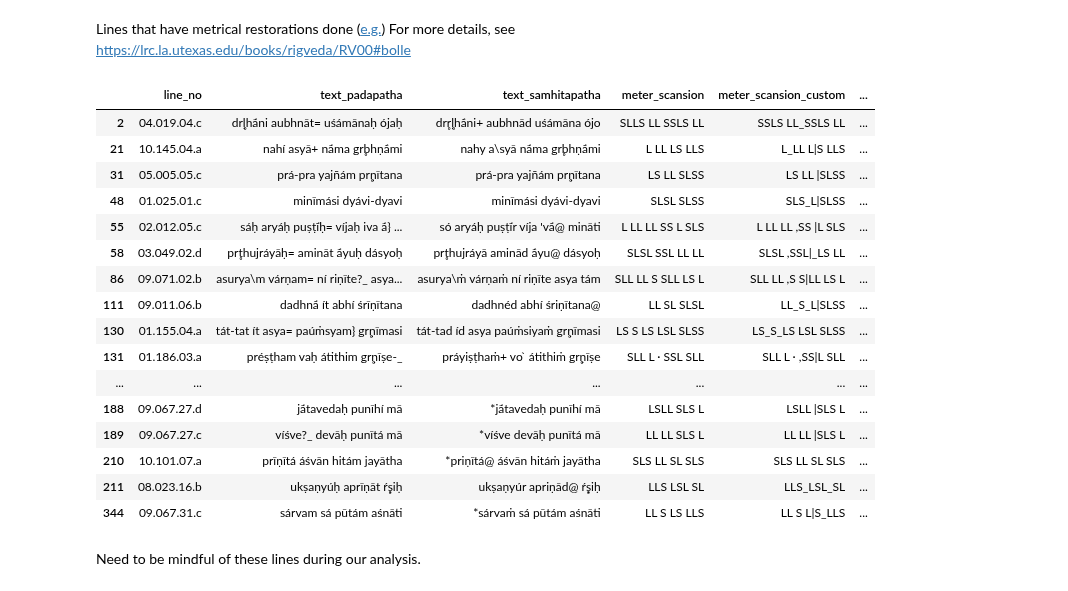
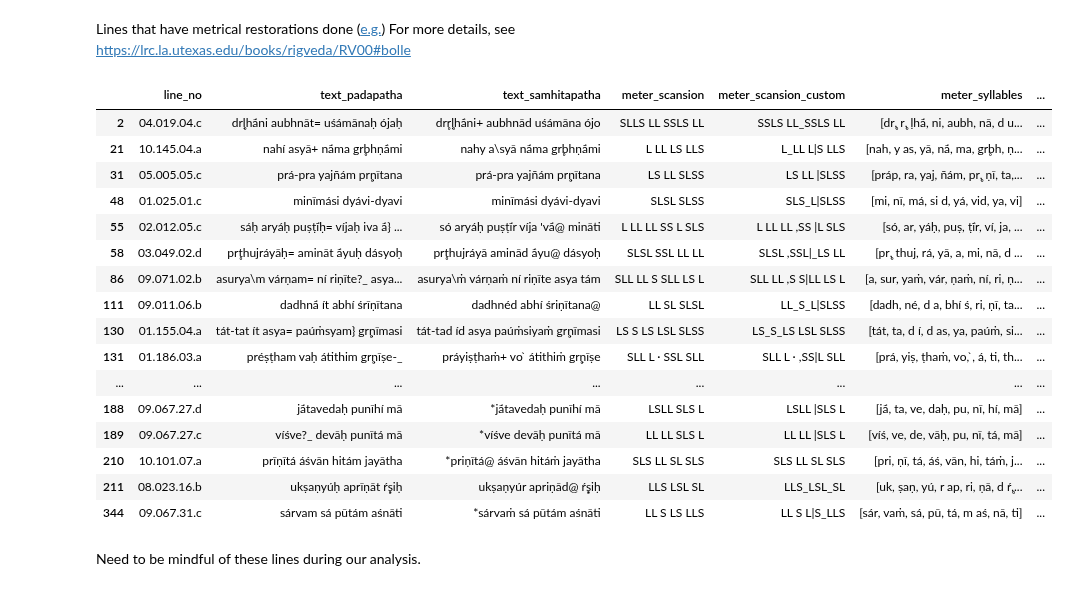
Before and after one commit to anupdhml/sanskrit_ninth_class_meter, a Jupyter notebook: meter.ipynb, the cells around one changed output. Saved outputs shown, nothing was run; the diff lists cells and outputs as text; code cells hidden in the pictures.

```diff
--- a/meter.ipynb
+++ b/meter.ipynb
@@ -48,6 +48,7 @@ def add_meter_analysis(line):
     # TODO rename this as the default meter scansion
     line["meter_scansion_custom"] = analysis["scansion"]
     line["meter_has_restorations"] = analysis["has_restorations"]
+    line["meter_caesura_position"] = analysis["caesura_position"]
     line["meter_syllables_count"] = analysis["no_of_syllables"]
     line["meter_syllables"] = analysis["syllables"]
     line["meter_scansions_match"] = \
@@ -84,6 +85,15 @@ df_rv_lines_filtered_annotated.head()
 # %% [markdown]
 ### Checking our scansion yields same final result as vedaweb
 # %%
-df_rv_lines_filtered_annotated[["line_no", "text_padapatha", "text_samhitapatha", "meter_scansion", "meter_scansion_custom", "meter_has_restorations", "stanza_meter", "meter_syllables_count", "meter_scansions_match"]] \
-  .query('meter_scansions_match == False')
+COLUMNS_SELECTED = [
+    "line_no", "text_padapatha", "text_samhitapatha",
+    "meter_scansion", "meter_scansion_custom",
+    "meter_syllables", "meter_syllables_count",
+    "stanza_meter",
+    "meter_caesura_position",
+    "meter_has_restorations", "meter_scansions_match"
+]
+
+df_rv_lines_filtered_annotated[COLUMNS_SELECTED] \
+    .query('meter_scansions_match == False')
 # %% [output]
@@ -101,25 +111,25 @@ These reasons for differences here can be safely ignored:
 # %% [markdown]
 Lines that have metrical restorations done ([e.g.](https://vedaweb.uni-koeln.de/rigveda/view/id/9.11.6)) For more details, see https://lrc.la.utexas.edu/books/rigveda/RV00#bolle
 # %%
-df_rv_lines_filtered_annotated[["line_no", "text_padapatha", "text_samhitapatha", "meter_scansion", "meter_scansion_custom", "meter_has_restorations", "stanza_meter", "meter_syllables_count", "meter_scansions_match"]] \
-  .query('meter_has_restorations == True')
+df_rv_lines_filtered_annotated[COLUMNS_SELECTED] \
+    .query('meter_has_restorations == True')
 # %% [output]
-|  | line_no | text_padapatha | text_samhitapatha | meter_scansion | meter_scansion_custom | ... |
-| 2 | 04.019.04.c | dr̥ḷhā́ni aubhnāt= uśámānaḥ ójaḥ | dr̥r̥ḷhā́ni+ aubhnād uśámāna ójo | SLLS LL SSLS LL | SSLS LL_SSLS LL | ... |
-| 21 | 10.145.04.a | nahí asyā+ nā́ma gr̥bhṇā́mi | nahy a\syā nā́ma gr̥bhṇā́mi | L LL LS LLS | L_LL L|S LLS | ... |
-| 31 | 05.005.05.c | prá-pra yajñám pr̥ṇītana | prá-pra yajñám pr̥ṇītana | LS LL SLSS | LS LL |SLSS | ... |
-| 48 | 01.025.01.c | minīmási dyávi-dyavi | minīmási dyávi-dyavi | SLSL SLSS | SLS_L|SLSS | ... |
-| 55 | 02.012.05.c | sáḥ aryáḥ puṣṭī́ḥ= víjaḥ iva ā́} ... | só aryáḥ puṣṭī́r víja 'vā́@ mināti | L LL LL SS L SLS | L LL LL ,SS |L SLS | ... |
-| 58 | 03.049.02.d | pr̥thujráyāḥ= amināt ā́yuḥ dásyoḥ | pr̥thujráyā aminād ā́yu@ dásyoḥ | SLSL SSL LL LL | SLSL ,SSL|_LS LL | ... |
-| 86 | 09.071.02.b | asurya\m várṇam= ní riṇīte?_ asya... | asurya\ṁ várṇaṁ ní riṇīte asya tám | SLL LL S SLL LS L | SLL LL ,S S|LL LS L | ... |
-| 111 | 09.011.06.b | dadhnā́ ít abhí śrīṇītana | dadhnéd abhí śriṇītana@ | LL SL SLSL | LL_S_L|SLSS | ... |
-| 130 | 01.155.04.a | tát-tat ít asya= paúṁsyam} gr̥ṇīmasi | tát-tad íd asya paúṁsiyaṁ gr̥ṇīmasi | LS S LS LSL SLSS | LS_S_LS LSL SLSS | ... |
-| 131 | 01.186.03.a | préṣṭham vaḥ átithim gr̥ṇīṣe-_ | práyiṣṭhaṁ+ vo ̀ átithiṁ gr̥ṇīṣe | SLL L · SSL SLL | SLL L · ,SS|L SLL | ... |
-| ... | ... | ... | ... | ... | ... | ... |
-| 188 | 09.067.27.d | jā́tavedaḥ punīhí mā | *jā́tavedaḥ punīhí mā | LSLL SLS L | LSLL |SLS L | ... |
-| 189 | 09.067.27.c | víśve?_ devāḥ punītá mā | *víśve devāḥ punītá mā | LL LL SLS L | LL LL |SLS L | ... |
-| 210 | 10.101.07.a | prīṇītá áśvān hitám jayātha | *priṇītá@ áśvān hitáṁ jayātha | SLS LL SL SLS | SLS LL SL SLS | ... |
-| 211 | 08.023.16.b | ukṣaṇyúḥ aprīṇāt ŕ̥ṣiḥ | ukṣaṇyúr apriṇād@ ŕ̥ṣiḥ | LLS LSL SL | LLS_LSL_SL | ... |
-| 344 | 09.067.31.c | sárvam sá pūtám aśnāti | *sárvaṁ sá pūtám aśnāti | LL S LS LLS | LL S L|S_LLS | ... |
+|  | line_no | text_padapatha | text_samhitapatha | meter_scansion | meter_scansion_custom | meter_syllables | ... |
+| 2 | 04.019.04.c | dr̥ḷhā́ni aubhnāt= uśámānaḥ ójaḥ | dr̥r̥ḷhā́ni+ aubhnād uśámāna ójo | SLLS LL SSLS LL | SSLS LL_SSLS LL | [dr̥, r̥, ḷhā́, ni, aubh, nā, d u... | ... |
+| 21 | 10.145.04.a | nahí asyā+ nā́ma gr̥bhṇā́mi | nahy a\syā nā́ma gr̥bhṇā́mi | L LL LS LLS | L_LL L|S LLS | [nah, y as, yā, nā́, ma, gr̥bh, ṇ... | ... |
+| 31 | 05.005.05.c | prá-pra yajñám pr̥ṇītana | prá-pra yajñám pr̥ṇītana | LS LL SLSS | LS LL |SLSS | [práp, ra, yaj, ñám, pr̥, ṇī, ta,... | ... |
+| 48 | 01.025.01.c | minīmási dyávi-dyavi | minīmási dyávi-dyavi | SLSL SLSS | SLS_L|SLSS | [mi, nī, má, si d, yá, vid, ya, vi] | ... |
+| 55 | 02.012.05.c | sáḥ aryáḥ puṣṭī́ḥ= víjaḥ iva ā́} ... | só aryáḥ puṣṭī́r víja 'vā́@ mināti | L LL LL SS L SLS | L LL LL ,SS |L SLS | [só, ar, yáḥ, puṣ, ṭī́r, ví, ja, ... | ... |
+| 58 | 03.049.02.d | pr̥thujráyāḥ= amināt ā́yuḥ dásyoḥ | pr̥thujráyā aminād ā́yu@ dásyoḥ | SLSL SSL LL LL | SLSL ,SSL|_LS LL | [pr̥, thuj, rá, yā, a, mi, nā, d ... | ... |
+| 86 | 09.071.02.b | asurya\m várṇam= ní riṇīte?_ asya... | asurya\ṁ várṇaṁ ní riṇīte asya tám | SLL LL S SLL LS L | SLL LL ,S S|LL LS L | [a, sur, yaṁ, vár, ṇaṁ, ní, ri, ṇ... | ... |
+| 111 | 09.011.06.b | dadhnā́ ít abhí śrīṇītana | dadhnéd abhí śriṇītana@ | LL SL SLSL | LL_S_L|SLSS | [dadh, né, d a, bhí ś, ri, ṇī, ta... | ... |
+| 130 | 01.155.04.a | tát-tat ít asya= paúṁsyam} gr̥ṇīmasi | tát-tad íd asya paúṁsiyaṁ gr̥ṇīmasi | LS S LS LSL SLSS | LS_S_LS LSL SLSS | [tát, ta, d í, d as, ya, paúṁ, si... | ... |
+| 131 | 01.186.03.a | préṣṭham vaḥ átithim gr̥ṇīṣe-_ | práyiṣṭhaṁ+ vo ̀ átithiṁ gr̥ṇīṣe | SLL L · SSL SLL | SLL L · ,SS|L SLL | [prá, yiṣ, ṭhaṁ, vo, ̀, á, ti, th... | ... |
+| ... | ... | ... | ... | ... | ... | ... | ... |
+| 188 | 09.067.27.d | jā́tavedaḥ punīhí mā | *jā́tavedaḥ punīhí mā | LSLL SLS L | LSLL |SLS L | [jā́, ta, ve, daḥ, pu, nī, hí, mā] | ... |
+| 189 | 09.067.27.c | víśve?_ devāḥ punītá mā | *víśve devāḥ punītá mā | LL LL SLS L | LL LL |SLS L | [víś, ve, de, vāḥ, pu, nī, tá, mā] | ... |
+| 210 | 10.101.07.a | prīṇītá áśvān hitám jayātha | *priṇītá@ áśvān hitáṁ jayātha | SLS LL SL SLS | SLS LL SL SLS | [pri, ṇī, tá, áś, vān, hi, táṁ, j... | ... |
+| 211 | 08.023.16.b | ukṣaṇyúḥ aprīṇāt ŕ̥ṣiḥ | ukṣaṇyúr apriṇād@ ŕ̥ṣiḥ | LLS LSL SL | LLS_LSL_SL | [uk, ṣaṇ, yú, r ap, ri, ṇā, d ŕ̥,... | ... |
+| 344 | 09.067.31.c | sárvam sá pūtám aśnāti | *sárvaṁ sá pūtám aśnāti | LL S LS LLS | LL S L|S_LLS | [sár, vaṁ, sá, pū, tá, m aś, nā, ti] | ... |
 # %% [markdown]
 Need to be mindful of these lines during our analysis.
```
Also changed, not shown: parts of 2 cells of this notebook, 1 other file.
